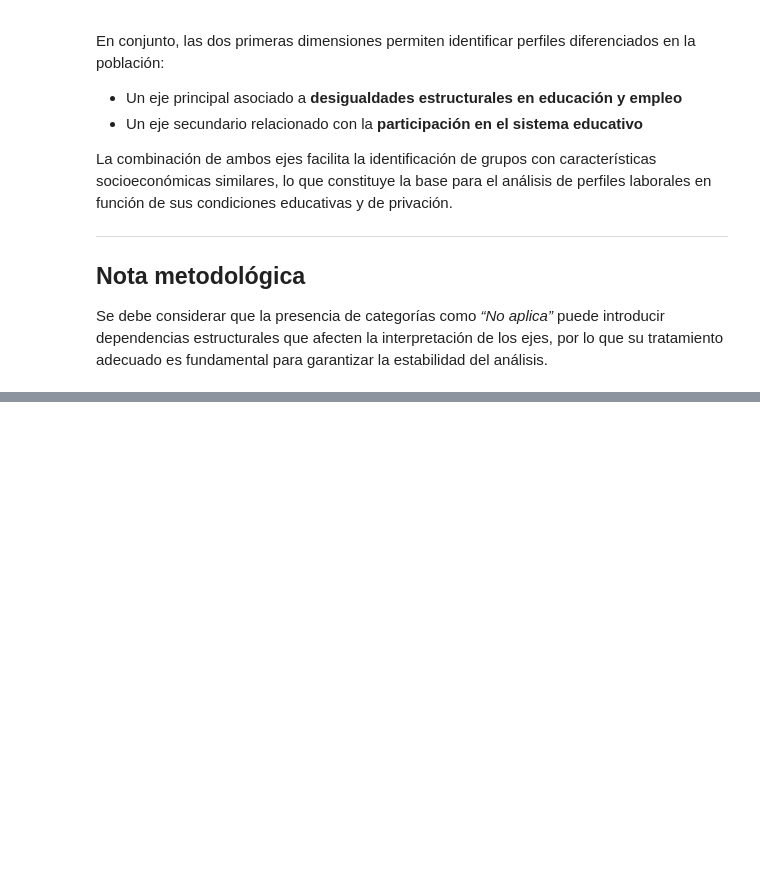
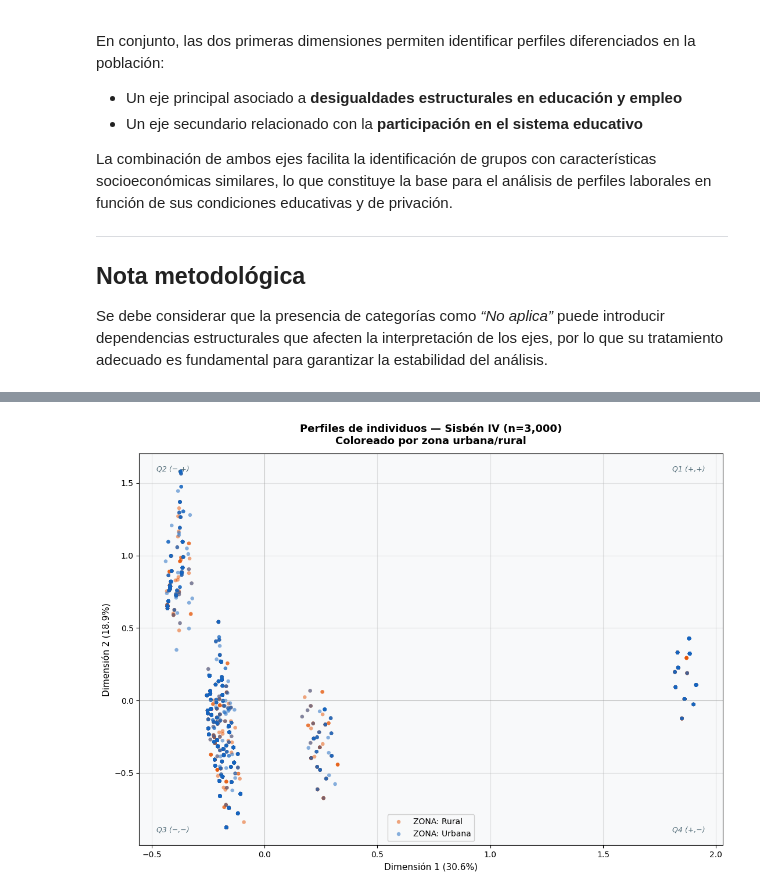
Before and after one commit to Brayan-137/analitica-datos-mca, a Jupyter notebook: SISBEN/MCASISBEN.ipynb, the cells around one changed output, grey strips where cells are left out. Saved outputs shown, nothing was run; the diff lists cells and outputs as text; code cells hidden in the pictures; blank space fills up the shorter version.

```diff
--- a/SISBEN/MCASISBEN.ipynb
+++ b/SISBEN/MCASISBEN.ipynb
@@ -1654,0 +1747,74 @@ Se debe considerar que la presencia de categorías como *“No aplica”* puede
+# %%
+# ── Perfiles de individuos por cuadrante ─────────────────────────────────────
+ind_df = ind_coords.iloc[:, :2].copy()
+ind_df.columns = ['Dim1', 'Dim2']
+
+# Añadir variables descriptivas desde la misma base alineada con el ACM
+ind_df['ZONA'] = df_final['ZONA_ETQ'].values
+ind_df['NIV_EDU'] = df_final['NIV_EDU'].values
+ind_df['ACTIVIDAD'] = df_final['ACTIVIDAD'].values
+
+# Definir cuadrantes
+ind_df['Cuadrante'] = 'Q3 (−,−)'
+ind_df.loc[(ind_df['Dim1'] >= 0) & (ind_df['Dim2'] >= 0), 'Cuadrante'] = 'Q1 (+,+)'
+ind_df.loc[(ind_df['Dim1'] <  0) & (ind_df['Dim2'] >= 0), 'Cuadrante'] = 'Q2 (−,+)'
+ind_df.loc[(ind_df['Dim1'] >= 0) & (ind_df['Dim2'] <  0), 'Cuadrante'] = 'Q4 (+,−)'
+
+print('=== Distribución por cuadrante ===')
+print(ind_df['Cuadrante'].value_counts().to_string())
+
+# Colores correctos según tus categorías
+color_zona = {
+    'Urbana': '#1565C0',
+    'Rural': '#E65100',
+    'Otro': '#888780'
+}
+
+fig, ax = plt.subplots(figsize=(11, 8))
+ax.axhline(0, color='gray', lw=0.6, alpha=0.4)
+ax.axvline(0, color='gray', lw=0.6, alpha=0.4)
+
+# Dispersión por zona
+for z, grp in ind_df.groupby('ZONA'):
+    c = color_zona.get(str(z), '#888780')
+    ax.scatter(
+        grp['Dim1'],
+        grp['Dim2'],
+        label=f'ZONA: {z}',
+        color=c,
+        s=22,
+        alpha=0.5,
+        edgecolors='none'
+    )
+
+# Etiquetas de cuadrantes
+for txt, (px, py) in [
+    ('Q1 (+,+)', (0.97, 0.97)),
+    ('Q2 (−,+)', (0.03, 0.97)),
+    ('Q3 (−,−)', (0.03, 0.03)),
+    ('Q4 (+,−)', (0.97, 0.03))
+]:
+    ax.text(
+        px, py, txt,
+        transform=ax.transAxes,
+        ha='right' if px > 0.5 else 'left',
+        va='top' if py > 0.5 else 'bottom',
+        fontsize=9,
+        color='#546E7A',
+        style='italic'
+    )
+
+ax.legend(fontsize=10, framealpha=0.9)
+ax.set_xlabel(f'Dimensión 1 ({inercia_pct[0]:.1f}%)', fontsize=11)
+ax.set_ylabel(f'Dimensión 2 ({inercia_pct[1]:.1f}%)', fontsize=11)
+ax.set_title(
+    f'Perfiles de individuos — Sisbén IV (n={len(ind_df):,})\n'
+    f'Coloreado por zona urbana/rural',
+    fontsize=13,
+    fontweight='bold',
+    pad=12
+)
+
+plt.tight_layout()
+plt.show()
+# %% [output]
@@ -1654,0 +1827 @@ Se debe considerar que la presencia de categorías como *“No aplica”* puede
+[figure, added]
```
Also changed, not shown: parts of 6 cells of this notebook.
